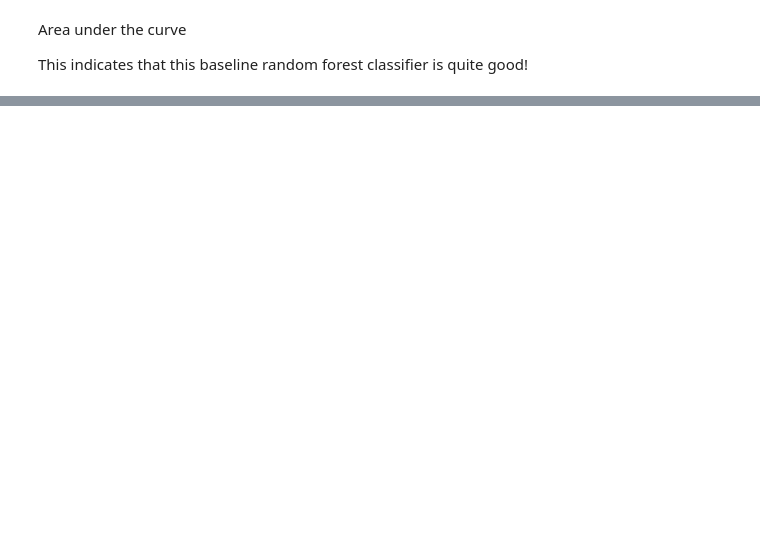
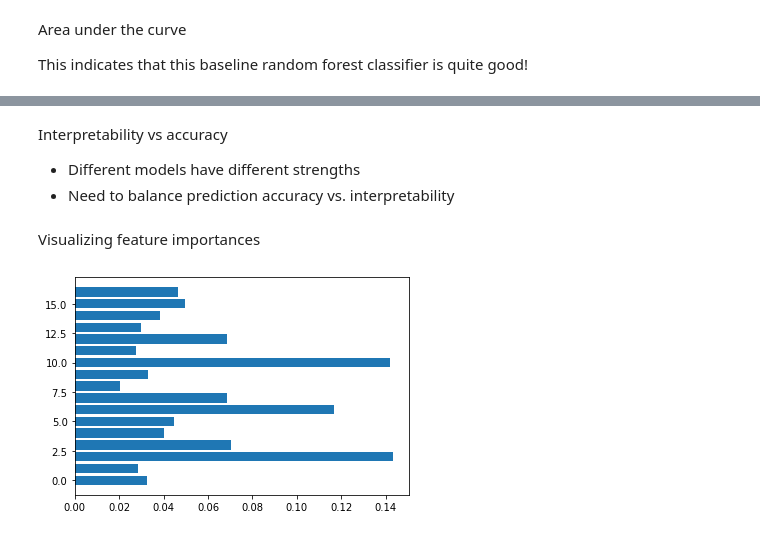
Before and after one commit to randy-tsukemen/Data_science_roadmap, a Jupyter notebook: Marketing_Analytics_Predicting_Customer_Churn.ipynb, the cells around one changed output, grey strips where cells are left out. Drawn from its saved outputs; the diff is of its cells as text; code cells hidden in the pictures; blank space fills up the shorter version.

```diff
--- a/Marketing_Analytics_Predicting_Customer_Churn.ipynb
+++ b/Marketing_Analytics_Predicting_Customer_Churn.ipynb
@@ -552,0 +598,18 @@ print(roc_auc_score(y_test, y_pred_prob))
+# %%
+# Import GridSearchCV
+from sklearn.model_selection import GridSearchCV
+
+# Create the hyperparameter grid
+param_grid = {"max_depth": [3, None],
+              "max_features": [1, 3, 10],
+              "bootstrap": [True, False],
+              "criterion": ["gini", "entropy"]}
+
+# Call GridSearchCV
+grid_search = GridSearchCV(clf, param_grid)
+
+# Fit the model
+grid_search.fit(X_train, y_train)
+
+# Print the optimal parameters
+print(grid_search.best_params_)
@@ -552,0 +620,19 @@ print(roc_auc_score(y_test, y_pred_prob))
+# %%
+# Import RandomizedSearchCV
+from sklearn.model_selection import RandomizedSearchCV
+from scipy.stats import randint
+
+# Create the hyperparameter grid
+param_dist = {"max_depth": [3, None],
+              "max_features": randint(1, 11),
+              "bootstrap": [True, False],
+              "criterion": ["gini", "entropy"]}
+
+# Call RandomizedSearchCV
+random_search = RandomizedSearchCV(clf, param_dist)
+
+# Fit the model
+random_search.fit(X_train, y_train)
+
+# Print best parameters
+print(random_search.best_params_)
@@ -552,0 +647,15 @@ print(roc_auc_score(y_test, y_pred_prob))
+# %% [markdown]
+Interpretability vs accuracy
+- Different models have different strengths
+- Need to balance prediction accuracy vs. interpretability
+# %% [markdown]
+Visualizing feature importances
+# %%
+# Calculate feature importances
+importances = clf.feature_importances_
+
+# Create plot
+plt.barh(range(X_train.shape[1]), importances)
+plt.show()
+# %% [output]
+[figure, added]
```
Also changed, not shown: parts of 17 cells of this notebook.
